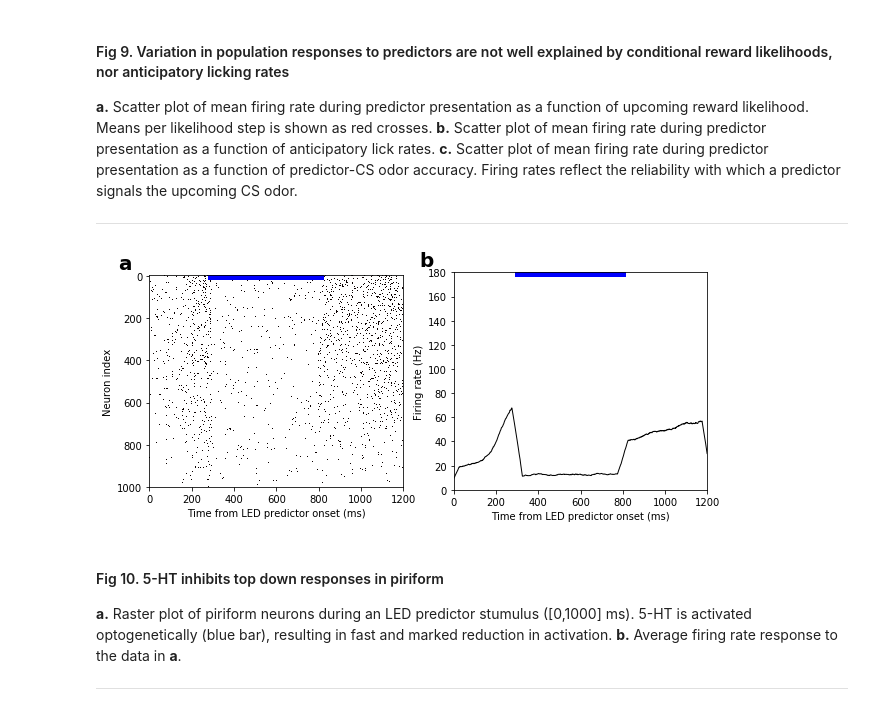
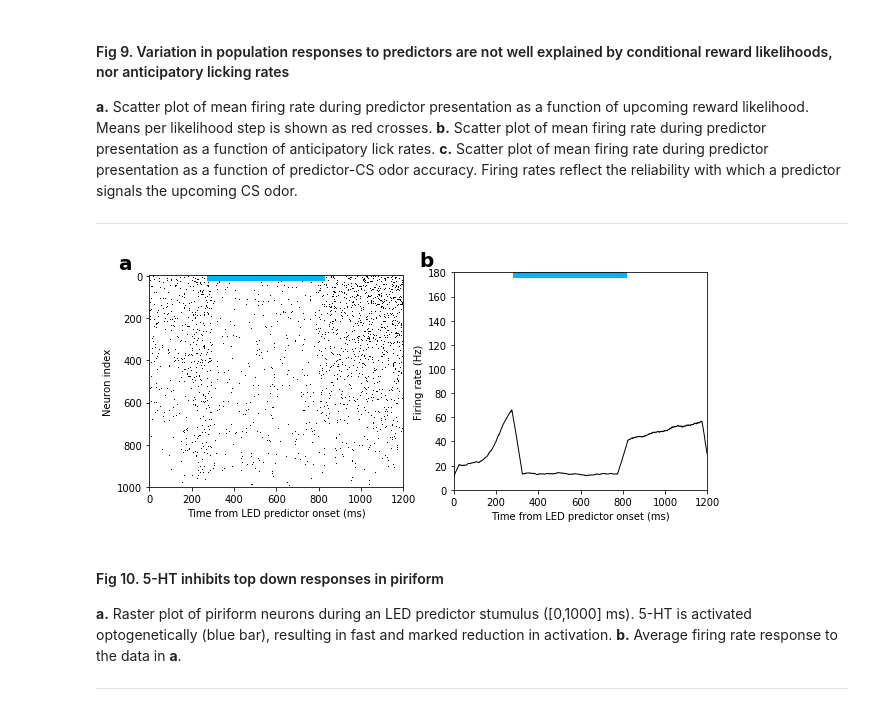
Before and after one commit to kirkesolator/fakepaper, a Jupyter notebook: FakePaperTS.ipynb, the cells around one changed output. Saved outputs shown, nothing was run; the diff lists cells and outputs as text; code cells hidden in the pictures.

```diff
--- a/FakePaperTS.ipynb
+++ b/FakePaperTS.ipynb
@@ -220,12 +211,10 @@ from mpl_toolkits.mplot3d import Axes3D
 fig = plt.figure(figsize=[8,6])
 ax = fig.add_subplot(111, projection='3d')
 pts = np.zeros([3,800])
-pts[0,0:450] = np.random.normal(3,5,450)
-pts[0,450:] = np.random.normal(13,9,350)
-pts[1,0:450] = np.random.normal(9,2,450)
-pts[1,450:] = np.random.normal(19,5,350)
-pts[2,0:450] = np.random.normal(12,10,450)
-pts[2,450:] = np.random.normal(37,7,350)
+rndP = np.array([[3,5,13,9],[9,2,19,5],[12,10,37,7]])
+for i in range(0,3):
+    pts[i,0:450] = np.random.normal(rndP[i,0],rndP[i,1],450)
+    pts[i,450:] = np.random.normal(rndP[i,2],rndP[i,3],350)
 
 ax.plot(pts[0,0:],pts[2,0:],'.',color=[.4,.4,.4],markersize=6,zdir="y",zs=-30,alpha=.15)
 ax.plot(pts[1,0:],pts[2,0:],'.',color=[.4,.4,.4],markersize=6,zdir="x",zs=45,alpha=.15)
@@ -239,8 +228,6 @@ ax.set_zlim([-25,70])
 ax.set_xlabel("PC3")
 ax.set_ylabel("PC2")
 ax.set_zlabel("PC1")
-
 ax.view_init(35, 150)
-plt.title("")
 plt.show()
 # %% [output]
@@ -416,45 +403,43 @@ ___
 # %%
 plt.figure(figsize=[10,4])
 
 pSpikes = np.zeros([1000,1200],dtype=np.int8)
 for i in np.arange(0,1000):
-    mypp = np.random.choice(np.linspace(0,1199,1200),np.random.randint(0,90),
+    sel1 = np.random.choice(np.linspace(0,1199,1200),np.random.randint(0,90),
                             p=np.sqrt(np.logspace(0,1,1200))/sum(np.sqrt(np.logspace(0,1,1200))))
-    mypp = mypp.astype(int)
-    myppp = np.random.normal(300,70,np.random.randint(0,18))
-    myppp = myppp.astype(int)
-    pSpikes[i,mypp]=1
-    pSpikes[i,myppp]=1
+    sel2 = np.random.normal(300,70,np.random.randint(0,18))
+    sel3 = np.random.choice(np.linspace(300,799,500),np.random.randint(0,14))
+    selT = np.concatenate((sel1,sel2))
+    selT = selT.astype(int)
+    sel3 = sel3.astype(int)
+    pSpikes[i,selT]=1
     pSpikes[i,300:800] = 0
-    mypppp = np.random.choice(np.linspace(300,799,500),np.random.randint(0,14))
-    mypppp = mypppp.astype(int)
-    pSpikes[i,mypppp]=1
+    pSpikes[i,sel3]=1
 
 plt.subplot(121)
 tt = np.argsort(-np.sum(pSpikes,1))
 plt.imshow(-pSpikes[tt,0:],cmap="hot")
 plt.ylabel("Neuron index")
 plt.xlabel("Time from LED predictor onset (ms)")
 plt.ylim([1000,-3])
 plt.text(-150, -30, "a", size=20, weight='bold')
-plt.plot([300,800],[-3,-3],'b-',linewidth=10)
+plt.plot([300,800],[-3,-3],color=[0,.7,1],linewidth=12)
 
 
 plt.subplot(122)
 yhat = np.sum(pSpikes,0)
 yhat = np.convolve(yhat, np.ones(50)*.02, mode='same')
 plt.plot(yhat,'k', linewidth=1)
 plt.text(-160, 185, "b", size=20, weight='bold')
 plt.ylabel("Firing rate (Hz)")
 plt.xlabel("Time from LED predictor onset (ms)")
-plt.xlim([0,1200])
-plt.ylim([0,180])
-plt.plot([300,800],[179,179],'b-',linewidth=5)
+plt.axis([0,1200,0,180])
+plt.plot([300,800],[179,179],color=[0,.7,1],linewidth=8)
 
 
 plt.show()
 # %% [output]
-[figure, old version]
+[figure, new version]
 # %% [markdown]
 #### Fig 10. 5-HT inhibits top down responses in piriform
 **a.** Raster plot of piriform neurons during an LED predictor stumulus ([0,1000] ms). 5-HT is activated optogenetically (blue bar), resulting in fast and marked reduction in activation. **b.** Average firing rate response to the data in **a**.
```
Also changed, not shown: parts of 9 cells of this notebook.
